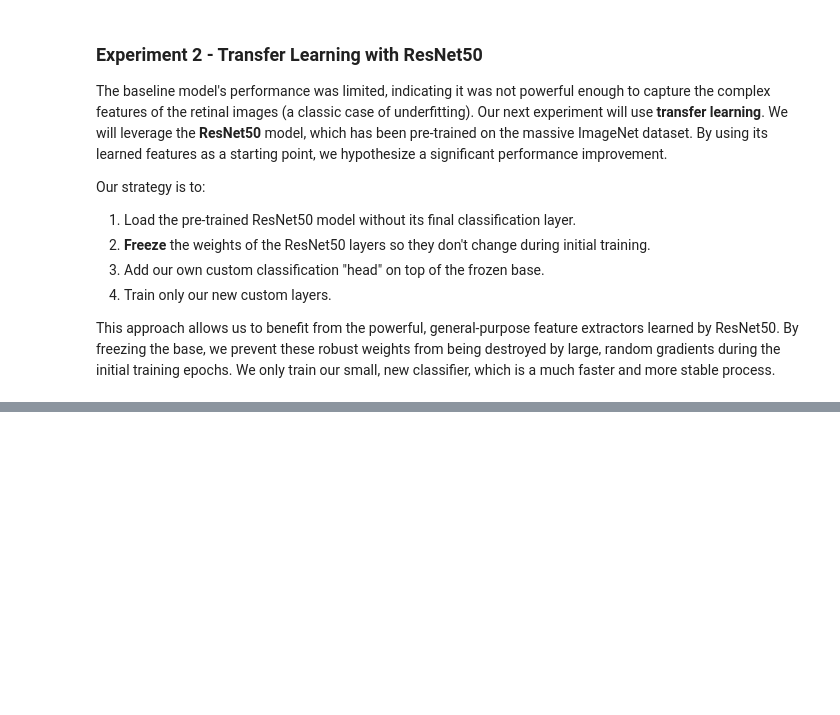
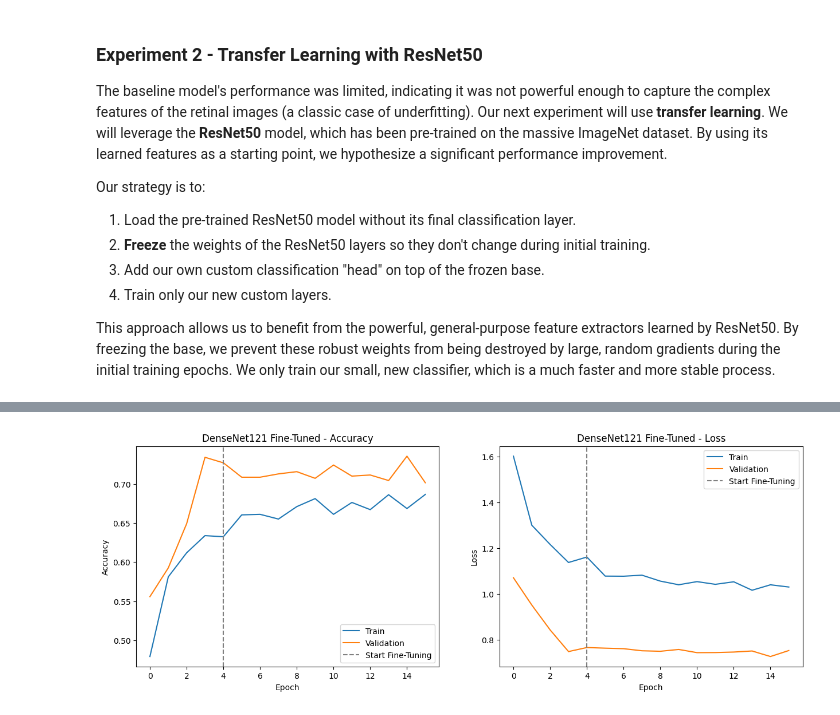
Before and after one commit to Monica-Ashok/ML-Evolution-Lab, a Jupyter notebook: 01_Projects/Diabetic Retinopathy Detection/03_Model Experiment.ipynb, the cells around one changed output, grey strips where cells are left out. Saved outputs shown, nothing was run; the diff lists cells and outputs as text; code cells hidden in the pictures; blank space fills up the shorter version.

```diff
--- a/01_Projects/Diabetic Retinopathy Detection/03_Model Experiment.ipynb
+++ b/01_Projects/Diabetic Retinopathy Detection/03_Model Experiment.ipynb
@@ -401,0 +598,35 @@ if 'history_resnet' in locals():
+# %%
+#Visualize Performance of DenseNet121 Model
+
+#This is our final piece of evidence. By comparing these graphs to the EfficientNetB3 graphs, we will have all the data we need to make our final decision.
+
+if 'history_dense_full' in locals():
+    def plot_combined_history(history_head, history_full, title):
+        acc = history_head.history['accuracy'] + history_full.history['accuracy']
+        val_acc = history_head.history['val_accuracy'] + history_full.history['val_accuracy']
+        loss = history_head.history['loss'] + history_full.history['loss']
+        val_loss = history_head.history['val_loss'] + history_full.history['val_loss']
+
+        fig, (ax1, ax2) = plt.subplots(1, 2, figsize=(15, 5))
+
+        ax1.plot(acc, label='Train')
+        ax1.plot(val_acc, label='Validation')
+        ax1.axvline(x=INITIAL_EPOCHS - 1, color='gray', linestyle='--', label='Start Fine-Tuning')
+        ax1.set_title(f'{title} - Accuracy')
+        ax1.set_ylabel('Accuracy')
+        ax1.set_xlabel('Epoch')
+        ax1.legend()
+
+        ax2.plot(loss, label='Train')
+        ax2.plot(val_loss, label='Validation')
+        ax2.axvline(x=INITIAL_EPOCHS - 1, color='gray', linestyle='--', label='Start Fine-Tuning')
+        ax2.set_title(f'{title} - Loss')
+        ax2.set_ylabel('Loss')
+        ax2.set_xlabel('Epoch')
+        ax2.legend()
+
+        plt.show()
+
+    plot_combined_history(history_dense_head, history_dense_full, "DenseNet121 Fine-Tuned")
+# %% [output]
+[figure, added]
```
Also changed, not shown: parts of 19 cells of this notebook, 3 other files.
